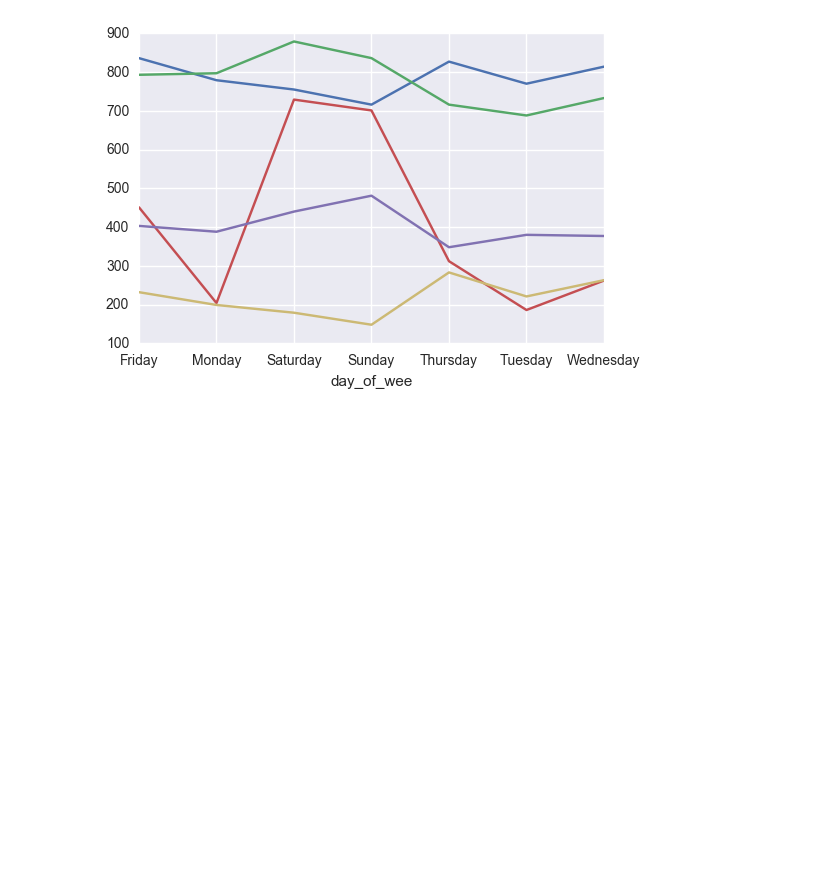
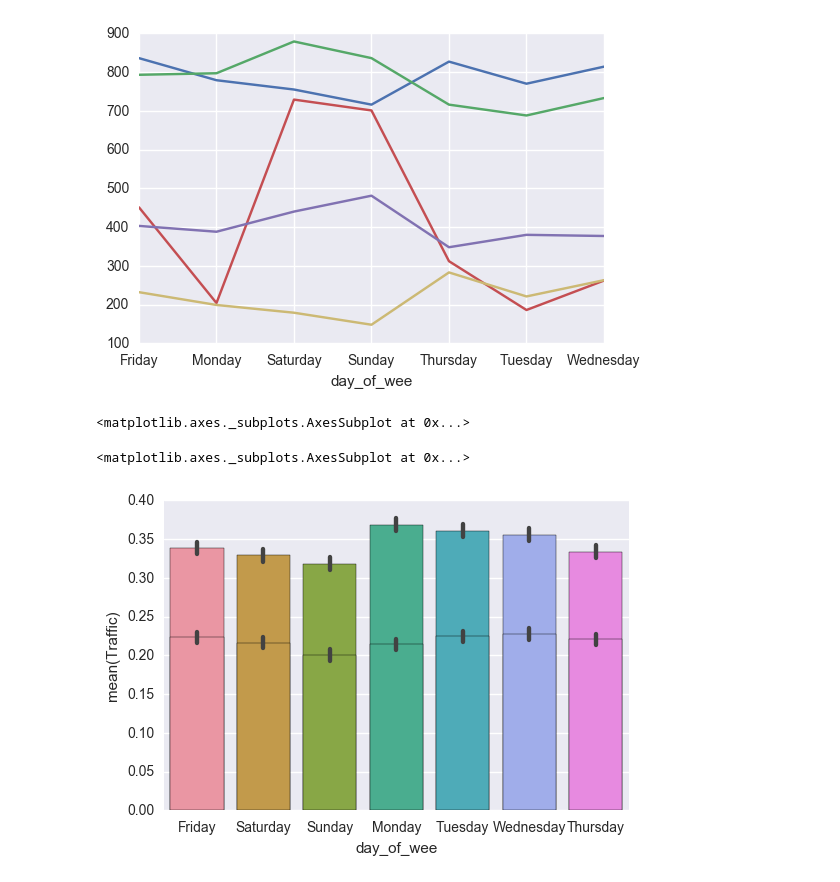
Before and after one commit to akell47/DataSciCourse, a Jupyter notebook: projects/final-projects/IncidentTimeSeries.ipynb, the cells around one changed output. Saved outputs shown, nothing was run; the diff lists cells and outputs as text; code cells hidden in the pictures; blank space fills up the shorter version.

```diff
--- a/projects/final-projects/IncidentTimeSeries.ipynb
+++ b/projects/final-projects/IncidentTimeSeries.ipynb
@@ -137,3 +166,10 @@ dfM2['Drugs'].groupby(dfM2["day_of_wee"]).sum().plot()
 <matplotlib.axes._subplots.AxesSubplot at 0x...>
 <matplotlib.axes._subplots.AxesSubplot at 0x...>
 [figure]
+# %%
+sb.barplot(x = dfM2.day_of_wee, y = dfM2.Theft)
+sb.barplot(x = dfM2.day_of_wee, y = dfM2.Traffic)
+# %% [output]
+<matplotlib.axes._subplots.AxesSubplot at 0x...>
+<matplotlib.axes._subplots.AxesSubplot at 0x...>
+[figure, added]
```
Also changed, not shown: parts of 32 cells of this notebook, 2 other files.
